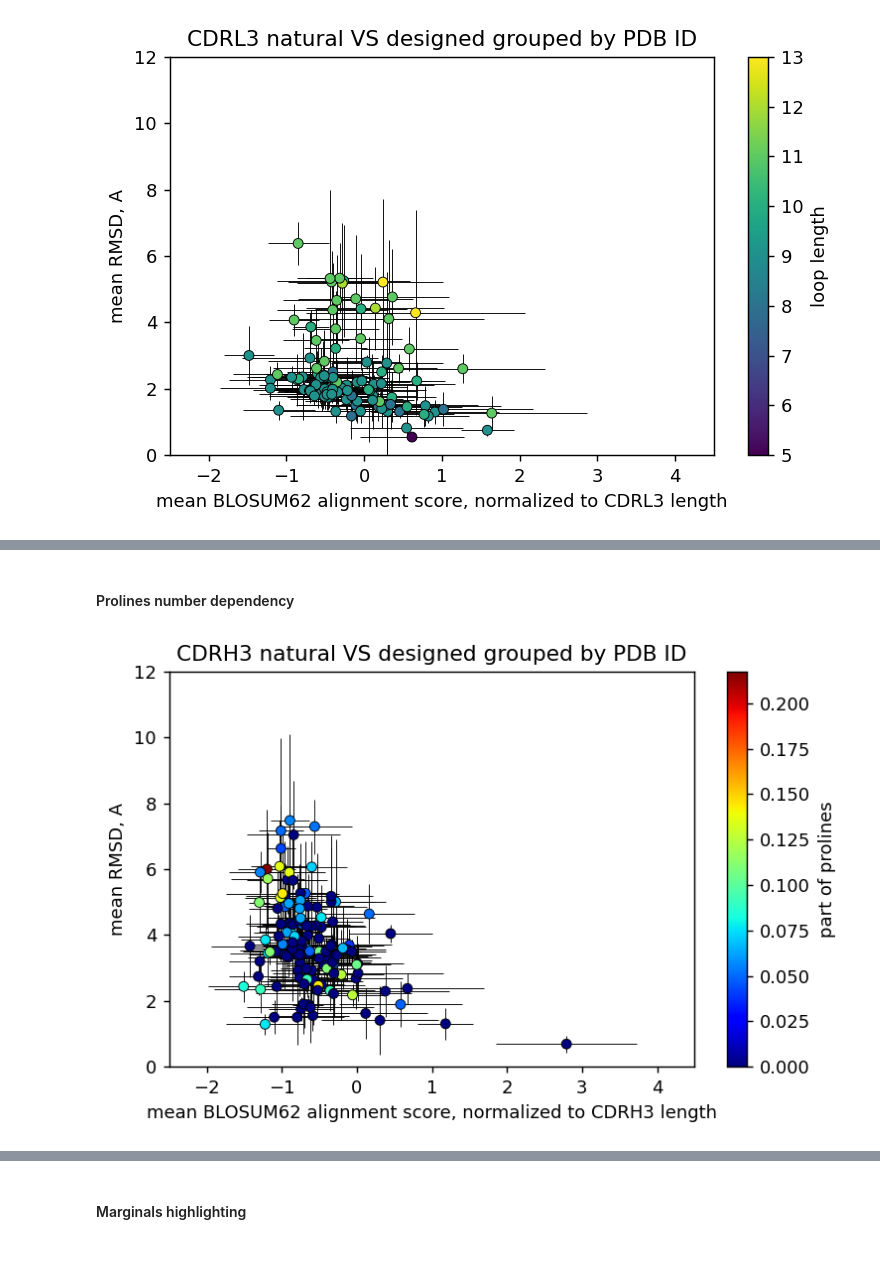
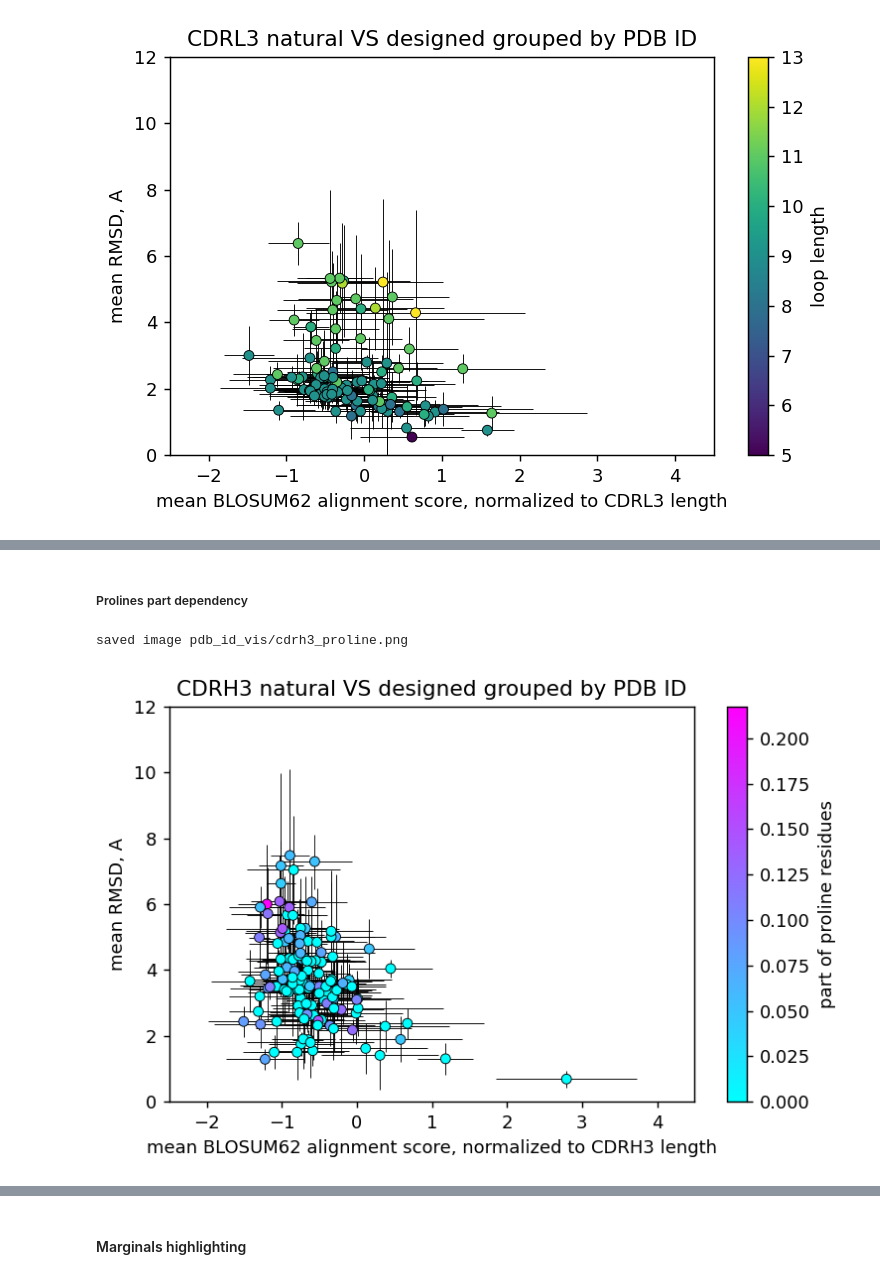
Before and after one commit to vladislove2020/CDR_prediction, a Jupyter notebook: main.ipynb, the cells around one changed output, grey strips where cells are left out. Saved outputs shown, nothing was run; the diff lists cells and outputs as text; code cells hidden in the pictures.

```diff
--- a/main.ipynb
+++ b/main.ipynb
@@ -1770,51 +1911,16 @@ plt.savefig("pdb_id_vis/cdrl3_hydrophobicity.png", dpi=300, facecolor="white")
 # %% [markdown]
-#### Prolines number dependency ####
+##### Prolines part dependency #####
 # %%
 #maybe relative prolines number in wild-type loop impacts?
-plt.figure(dpi=130)
+#CDRH3
+proline = ["P"]
 
-plt.errorbar(
-    x=for_eda.groupby("pdb_id")["cdrh3_blosum62_scores_mean_norm"].mean(),
-    y=for_eda.groupby("pdb_id")["rmsd_h"].mean(),
-    xerr=for_eda.groupby("pdb_id")["cdrh3_blosum62_scores_mean_norm"].std(),
-    yerr=for_eda.groupby("pdb_id")["rmsd_h"].std(),
-    fmt="o",
-    ecolor="black",
-    elinewidth=0.5,
-    markeredgecolor="black",
-    markeredgewidth=0.5,
-    markerfacecolor="lightyellow",
-    markersize=0,
-    zorder=1
+plot_residues_part(
+    mode="cdrh3",
+    res_group_list=proline,
+    res_group_name="proline",
+    colormap="cool"
 )
-
-
-plt.scatter(
-    x=for_eda.groupby("pdb_id")["cdrh3_blosum62_scores_mean_norm"].mean(),
-    y=for_eda.groupby("pdb_id")["rmsd_h"].mean(),
-    c=np.array(
-        for_eda.groupby("pdb_id")["cdrh3_seq"].nth(0).apply(
-            lambda s : s.count("P") / len(s)
-        )
-    ),
-    s=30,
-    edgecolors="black",
-    linewidths=0.5,
-    zorder=2
-)
-
-plt.title("CDRH3 natural VS designed grouped by PDB ID")
-plt.xlabel("mean BLOSUM62 alignment score, normalized to CDRH3 length")
-plt.ylabel("mean RMSD, A")
-plt.xlim((-2.5, 4.5))
-plt.ylim((0, 12))
-
-plt.set_cmap('jet')
-
-cbar = plt.colorbar()
-cbar.set_label("part of prolines")
-
-plt.tight_layout()
-plt.savefig("pdb_id_vis/cdrh3_prolines.png", dpi=300, facecolor="white")
 # %% [output]
+saved image pdb_id_vis/cdrh3_proline.png
-[figure, old version]
+[figure, new version]
```
Also changed, not shown: parts of 51 cells of this notebook, 1 other file.
